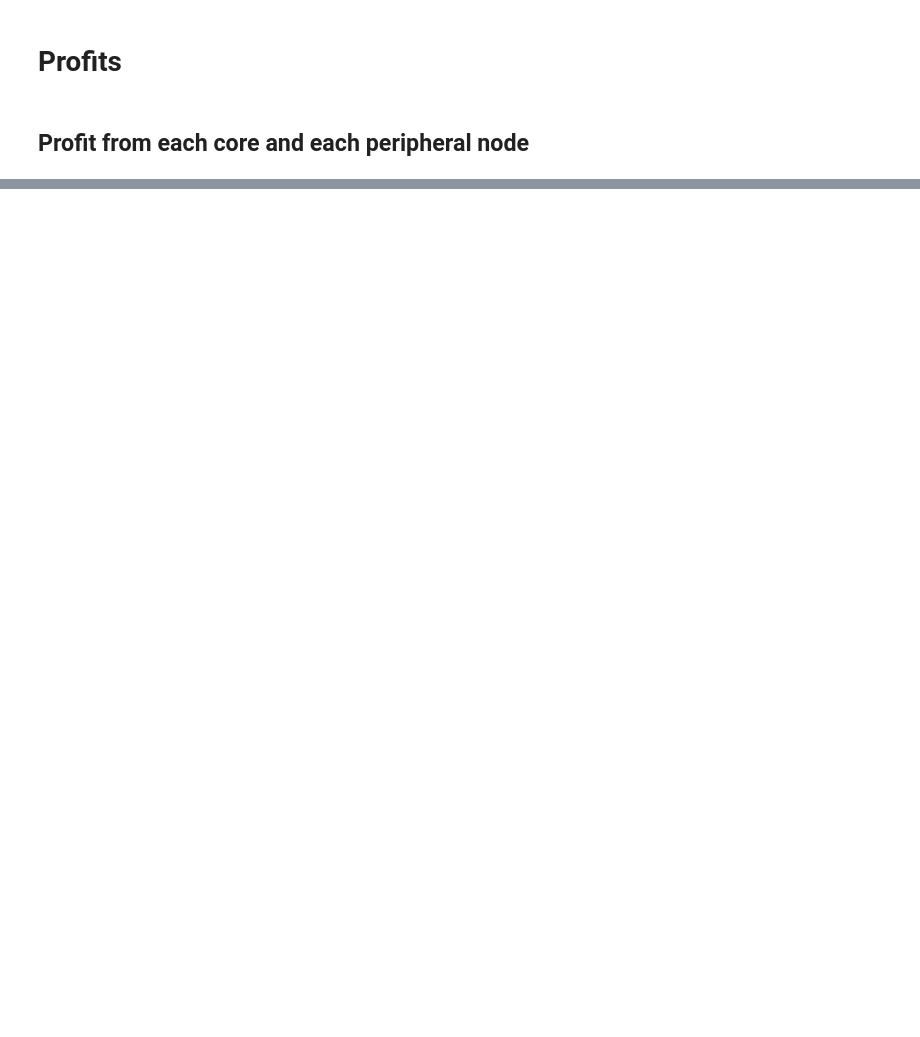
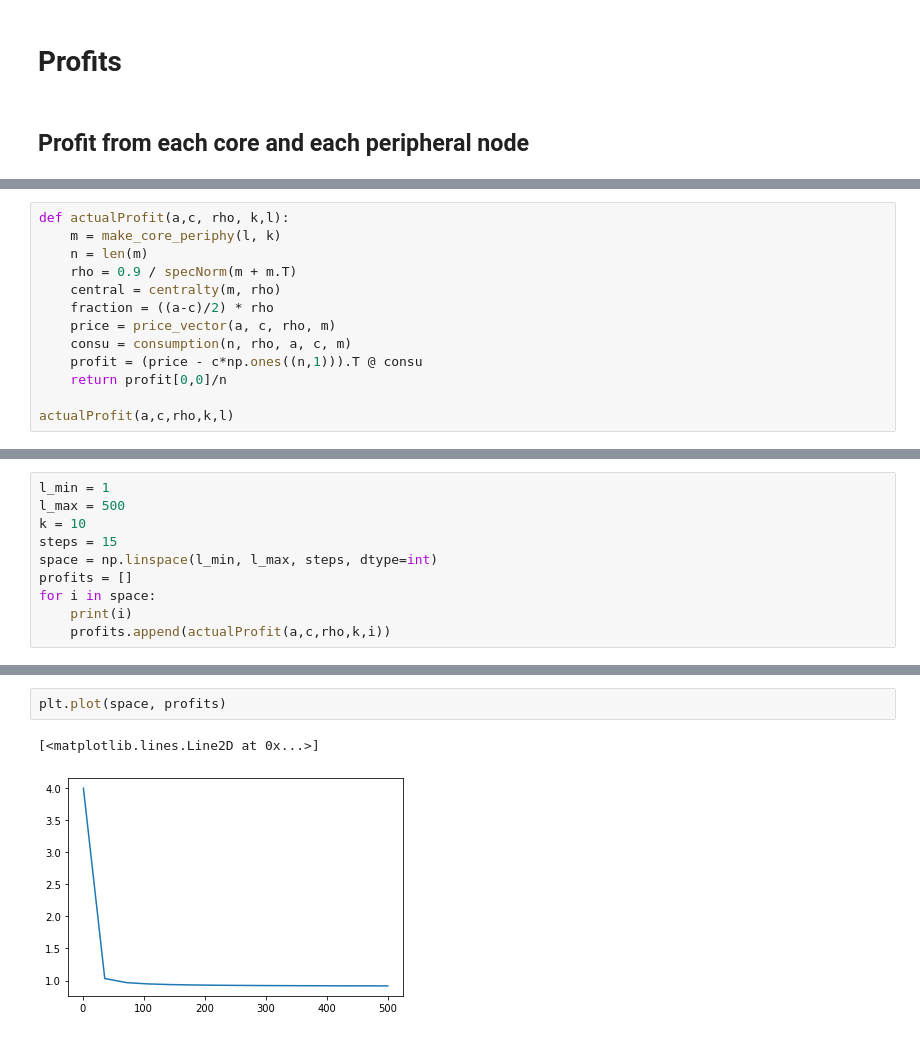
Before and after one commit to CalvinRoth/Core-periphery-information, a Jupyter notebook: experiments.ipynb, the cells around one changed output, grey strips where cells are left out. Cells and saved outputs as stored; diff of their text form; blank space fills up the shorter version.

```diff
--- a/experiments.ipynb
+++ b/experiments.ipynb
@@ -178,0 +171,13 @@ guess_profit
+# %%
+def actualProfit(a,c, rho, k,l):
+    m = make_core_periphy(l, k)
+    n = len(m)
+    rho = 0.9 / specNorm(m + m.T)
+    central = centralty(m, rho)
+    fraction = ((a-c)/2) * rho
+    price = price_vector(a, c, rho, m)
+    consu = consumption(n, rho, a, c, m)
+    profit = (price - c*np.ones((n,1))).T @ consu
+    return profit[0,0]/n
+
+actualProfit(a,c,rho,k,l)
@@ -178,0 +188,10 @@ guess_profit
+# %%
+l_min = 1
+l_max = 500
+k = 10
+steps = 15
+space = np.linspace(l_min, l_max, steps, dtype=int)
+profits = []
+for i in space:
+    print(i)
+    profits.append(actualProfit(a,c,rho,k,i))
@@ -178,0 +214,5 @@ guess_profit
+# %%
+plt.plot(space, profits)
+# %% [output]
+[<matplotlib.lines.Line2D at 0x...>]
+[figure, added]
```
Also changed, not shown: parts of 27 cells of this notebook, 1 other file.
